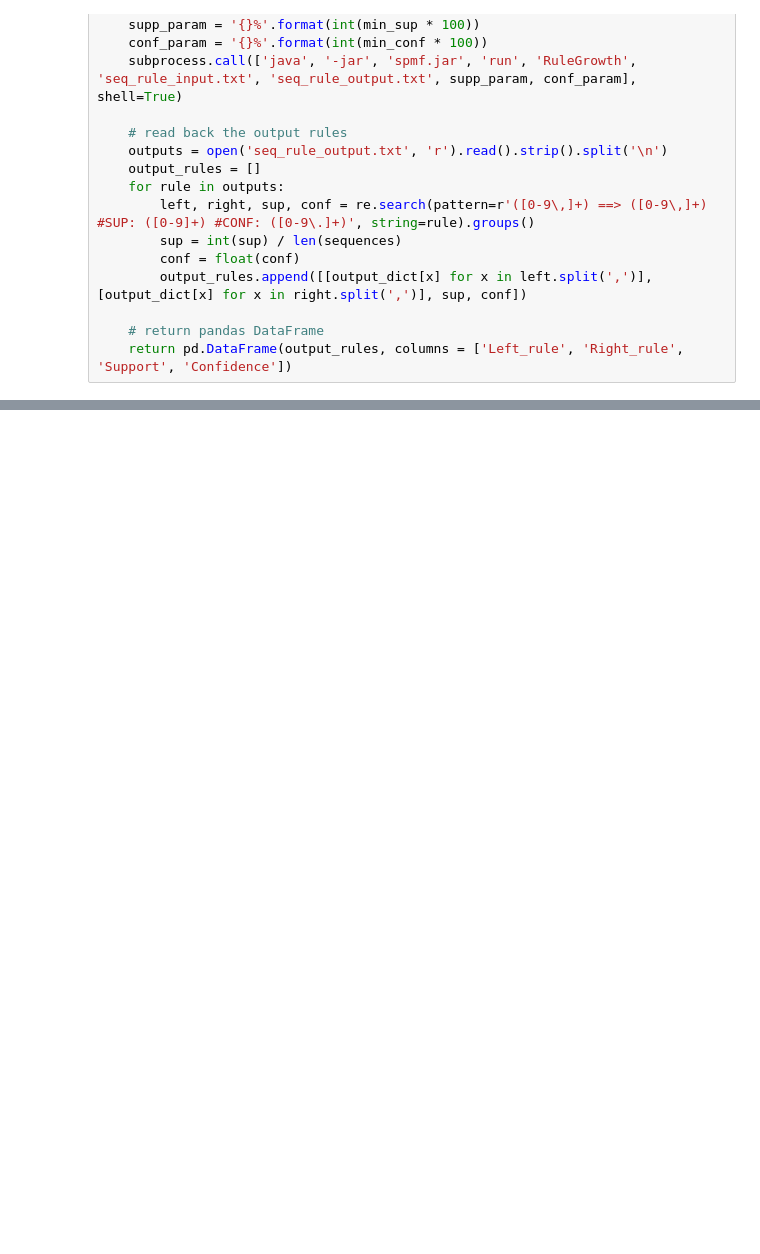
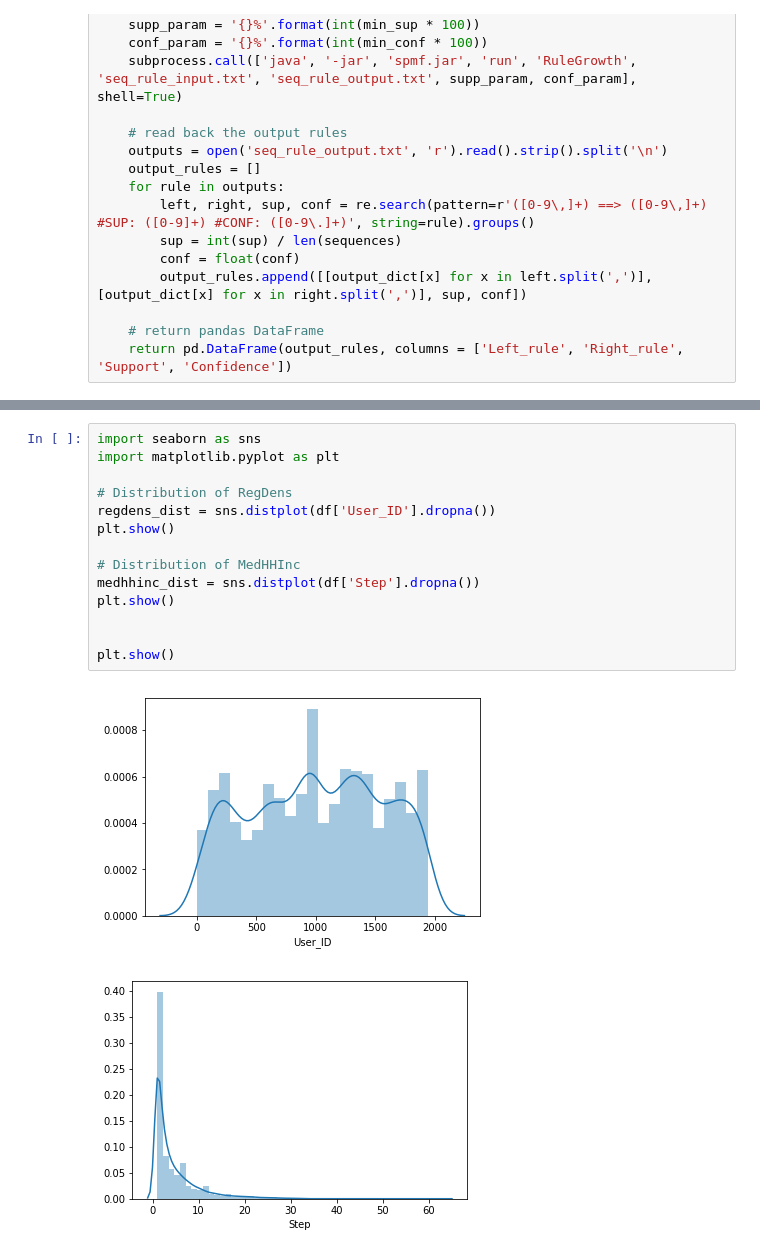
Before and after one commit to MaxEdman/IFN645_CaseStudy2, a Jupyter notebook: Task 6 - Web Mining.ipynb, the cells around one changed output, grey strips where cells are left out. Saved outputs shown, nothing was run; the diff lists cells and outputs as text; blank space fills up the shorter version.

```diff
--- a/Task 6 - Web Mining.ipynb
+++ b/Task 6 - Web Mining.ipynb
@@ -196,0 +232,17 @@ get_association_rules(sequences,0.01,0.01)
+# %%
+import seaborn as sns
+import matplotlib.pyplot as plt
+
+# Distribution of RegDens
+regdens_dist = sns.distplot(df['User_ID'].dropna())
+plt.show()
+
+# Distribution of MedHHInc
+medhhinc_dist = sns.distplot(df['Step'].dropna())
+plt.show()
+
+
+plt.show()
+# %% [output]
+[figure, added]
+[figure, added]
```
Also changed, not shown: parts of 4 cells of this notebook.
